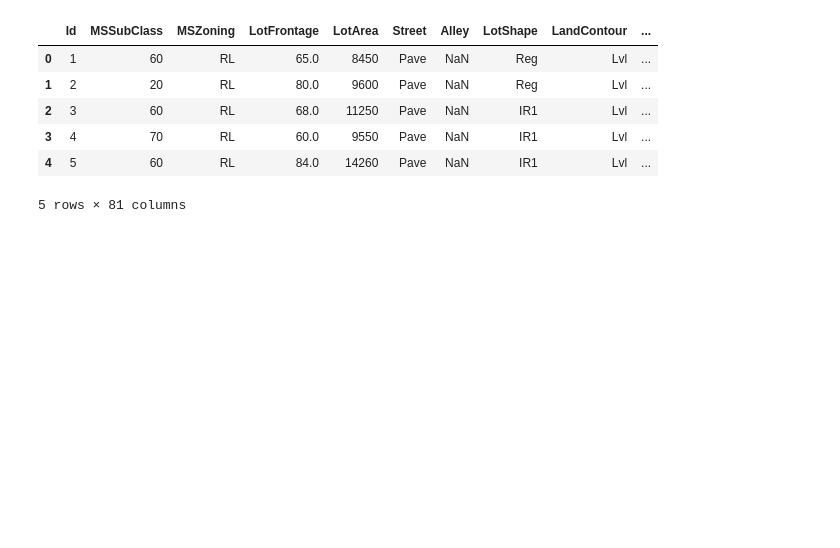
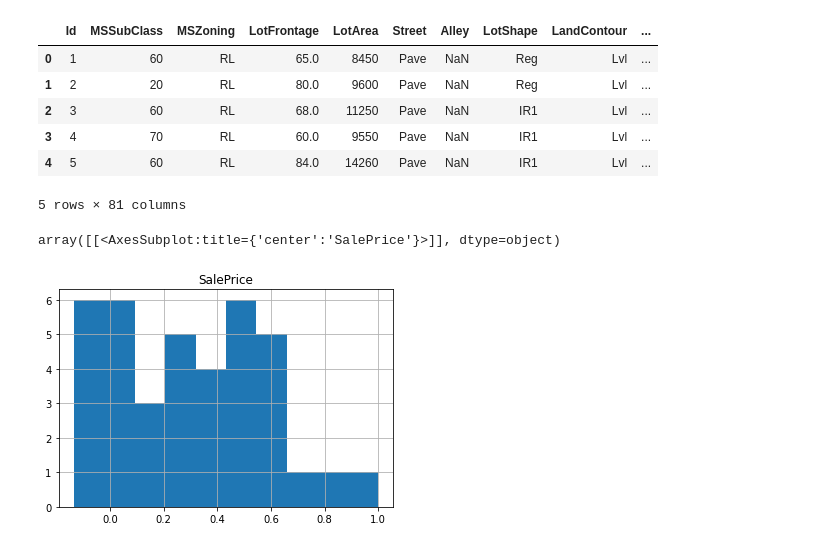
Before and after one commit to gihonglee/hosing_price_prediction, a Jupyter notebook: housing-price-prediction.ipynb, the cells around one changed output. Drawn from its saved outputs; the diff is of its cells as text; code cells hidden in the pictures; blank space fills up the shorter version.

Commit message:
Kaggle Notebook | Housing_Price_Prediction | Version 2

```diff
--- a/housing-price-prediction.ipynb
+++ b/housing-price-prediction.ipynb
@@ -52,3 +44,10 @@ train_df.head()
 | 3 | 4 | 70 | RL | 60.0 | 9550 | Pave | NaN | IR1 | Lvl | ... |
 | 4 | 5 | 60 | RL | 84.0 | 14260 | Pave | NaN | IR1 | Lvl | ... |
 5 rows × 81 columns
+# %%
+# check the correlation histogram
+corr_vec = pd.DataFrame(train_df.corr()['SalePrice'])
+corr_vec.hist()
+# %% [output]
+array([[<AxesSubplot:title={'center':'SalePrice'}>]], dtype=object)
+[figure, added]
```
Also changed, not shown: parts of 6 cells of this notebook.
